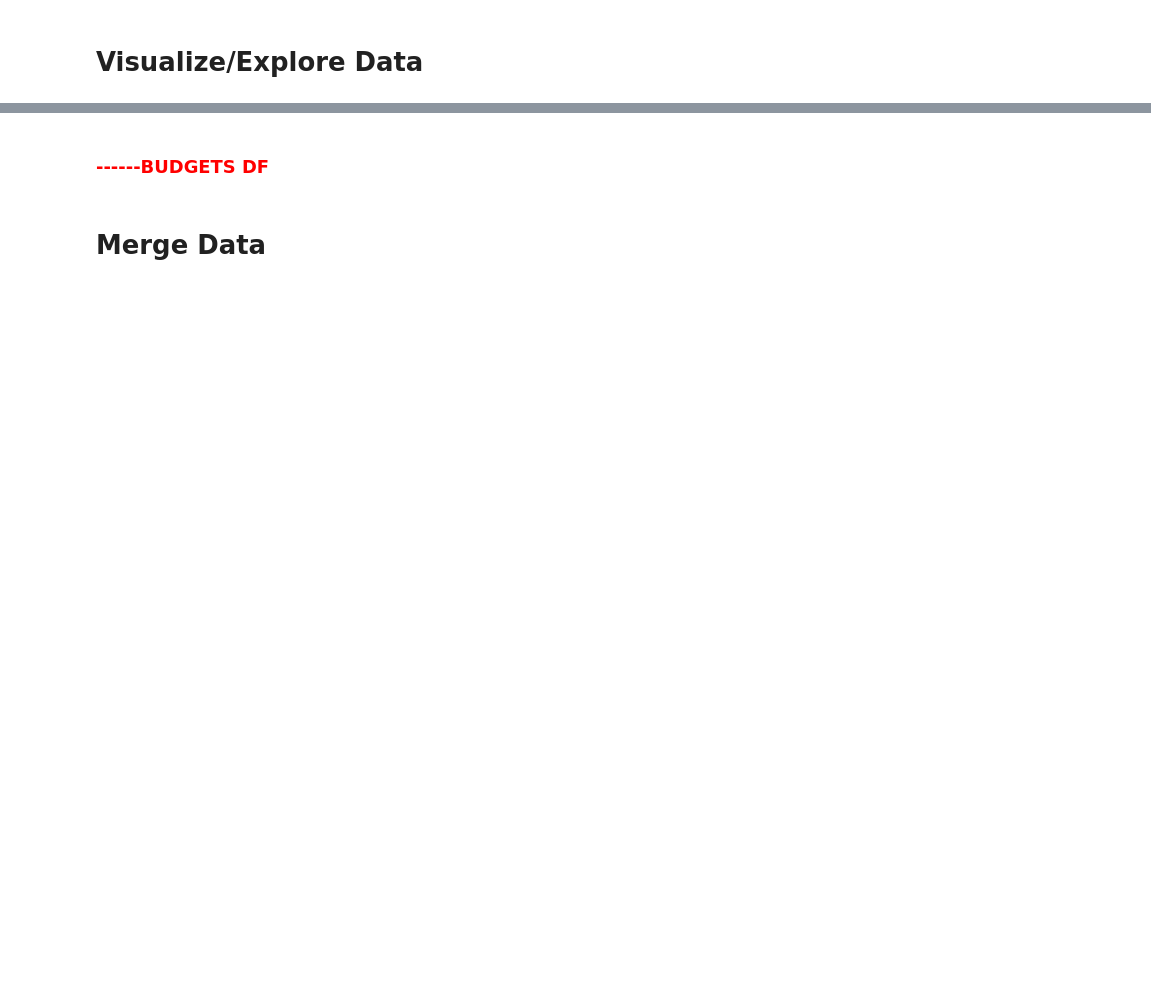
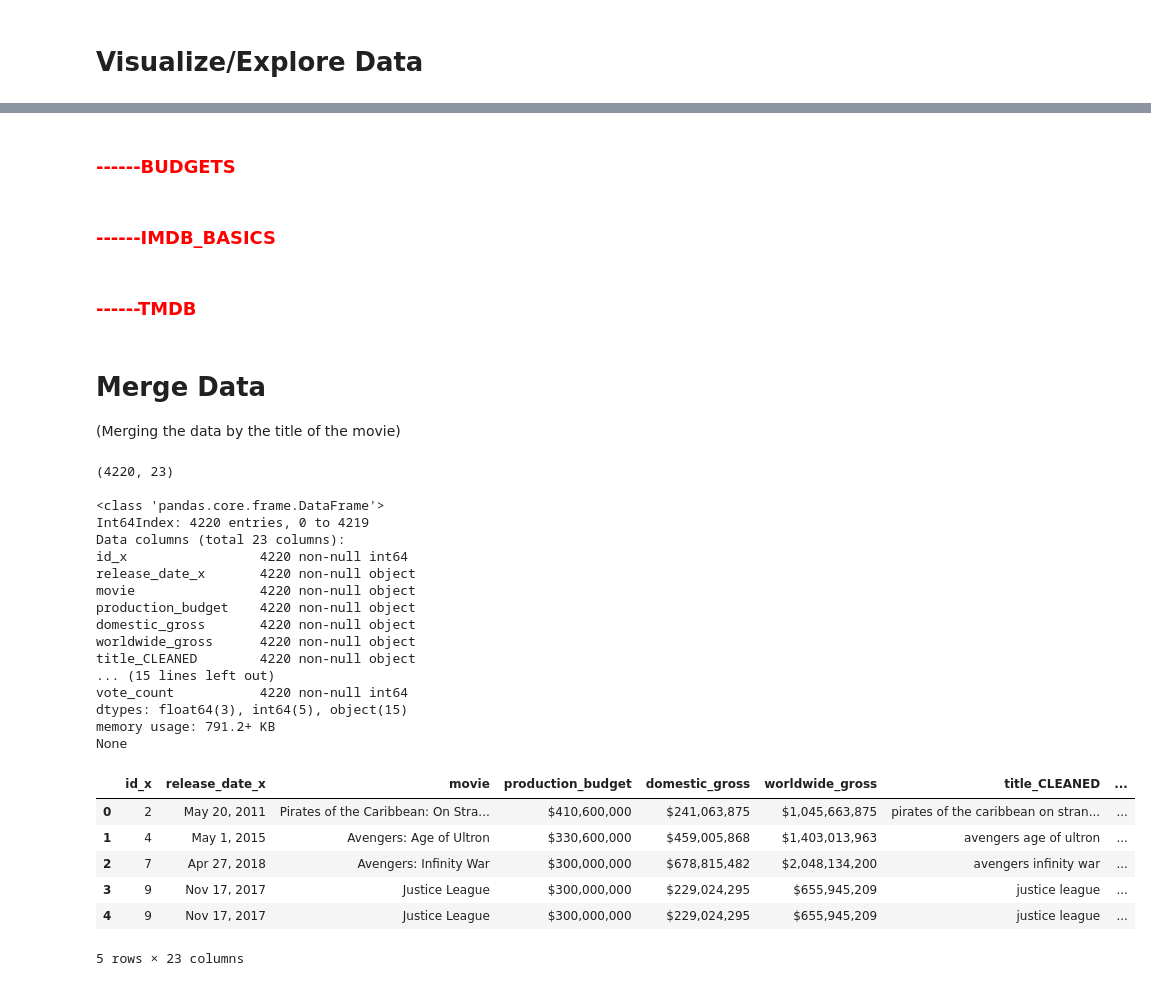
Before and after one commit to jfleury12/movie-collaboration, a Jupyter notebook: mod_1_project_EDA_fleury_laurent.ipynb, the cells around one changed output, grey strips where cells are left out. Saved outputs shown, nothing was run; the diff lists cells and outputs as text; code cells hidden in the pictures; blank space fills up the shorter version.

```diff
--- a/mod_1_project_EDA_fleury_laurent.ipynb
+++ b/mod_1_project_EDA_fleury_laurent.ipynb
@@ -93,10 +256,10 @@ None
+# %% [markdown]
+### <span style='color:red'>------BUDGETS</span>
 # %%
-df_bom['title_CLEANED'] = df_bom['title'].apply(lambda x: x.lower())
-df_bom['title_CLEANED'] = df_bom['title_CLEANED'].apply(lambda x: re.sub('[@_!#$%^&*()<>?/\|}{~:]', '', x))
+df_budgets['title_CLEANED'] = df_budgets['movie'].apply(lambda x: x.lower())
+df_budgets['title_CLEANED'] = df_budgets['title_CLEANED'].apply(lambda x: re.sub('[@_!#$%^&*().<>?/\|}{~:]', '', x))
 # %% [markdown]
-### <span style='color:red'>------BUDGETS DF</span>
+### <span style='color:red'>------IMDB_BASICS</span>
 # %%
-df_budgets['title_CLEANED'] = df_budgets['movie'].apply(lambda x: x.lower())
-df_budgets['title_CLEANED'] = df_budgets['title_CLEANED'].apply(lambda x: re.sub('[@_!#$%^&*()<>?/\|}{~:]', '', x))
+df_imdb_basics['title_CLEANED'] = df_imdb_basics['original_title'].apply(lambda x: x.lower() if type(x) == str else '')
+df_imdb_basics['title_CLEANED'] = df_imdb_basics['title_CLEANED'].apply(lambda x: re.sub('[@_!#$%^&*().<>?/\|}{~:]', '', x))
-# %% [markdown]
-# Merge Data
@@ -105,0 +266,39 @@ df_bom_akas = pd.merge(df_imdb_akas, df_bom,  on="title_CLEANED")
+# %% [markdown]
+### <span style='color:red'>------TMDB</span>
+# %%
+df_tmdb['title_CLEANED'] = df_tmdb['original_title'].apply(lambda x: x.lower() if type(x) == str else '')
+df_tmdb['title_CLEANED'] = df_tmdb['title_CLEANED'].apply(lambda x: re.sub('[@_!#$%^&*().<>?/\|}{~:]', '', x))
+# %% [markdown]
+# Merge Data
+(Merging the data by the title of the movie)
+# %%
+df_budgets_basic_tmdb = pd.merge(df_budgets, df_imdb_basics,  on="title_CLEANED")
+df_budgets_basic_tmdb = pd.merge(df_budgets_basic_tmdb, df_tmdb,  on="title_CLEANED")
+print(df_budgets_basic_tmdb.shape, '\n')
+print(df_budgets_basic_tmdb.info())
+df_budgets_basic_tmdb.head()
+# %% [output]
+(4220, 23)
+
+<class 'pandas.core.frame.DataFrame'>
+Int64Index: 4220 entries, 0 to 4219
+Data columns (total 23 columns):
+id_x                 4220 non-null int64
+release_date_x       4220 non-null object
+movie                4220 non-null object
+production_budget    4220 non-null object
+domestic_gross       4220 non-null object
+worldwide_gross      4220 non-null object
+title_CLEANED        4220 non-null object
+... (15 lines left out)
+vote_count           4220 non-null int64
+dtypes: float64(3), int64(5), object(15)
+memory usage: 791.2+ KB
+None
+|  | id_x | release_date_x | movie | production_budget | domestic_gross | worldwide_gross | title_CLEANED | ... |
+| 0 | 2 | May 20, 2011 | Pirates of the Caribbean: On Stra... | $410,600,000 | $241,063,875 | $1,045,663,875 | pirates of the caribbean on stran... | ... |
+| 1 | 4 | May 1, 2015 | Avengers: Age of Ultron | $330,600,000 | $459,005,868 | $1,403,013,963 | avengers age of ultron | ... |
+| 2 | 7 | Apr 27, 2018 | Avengers: Infinity War | $300,000,000 | $678,815,482 | $2,048,134,200 | avengers infinity war | ... |
+| 3 | 9 | Nov 17, 2017 | Justice League | $300,000,000 | $229,024,295 | $655,945,209 | justice league | ... |
+| 4 | 9 | Nov 17, 2017 | Justice League | $300,000,000 | $229,024,295 | $655,945,209 | justice league | ... |
+5 rows × 23 columns
```
Also changed, not shown: parts of 28 cells of this notebook.
